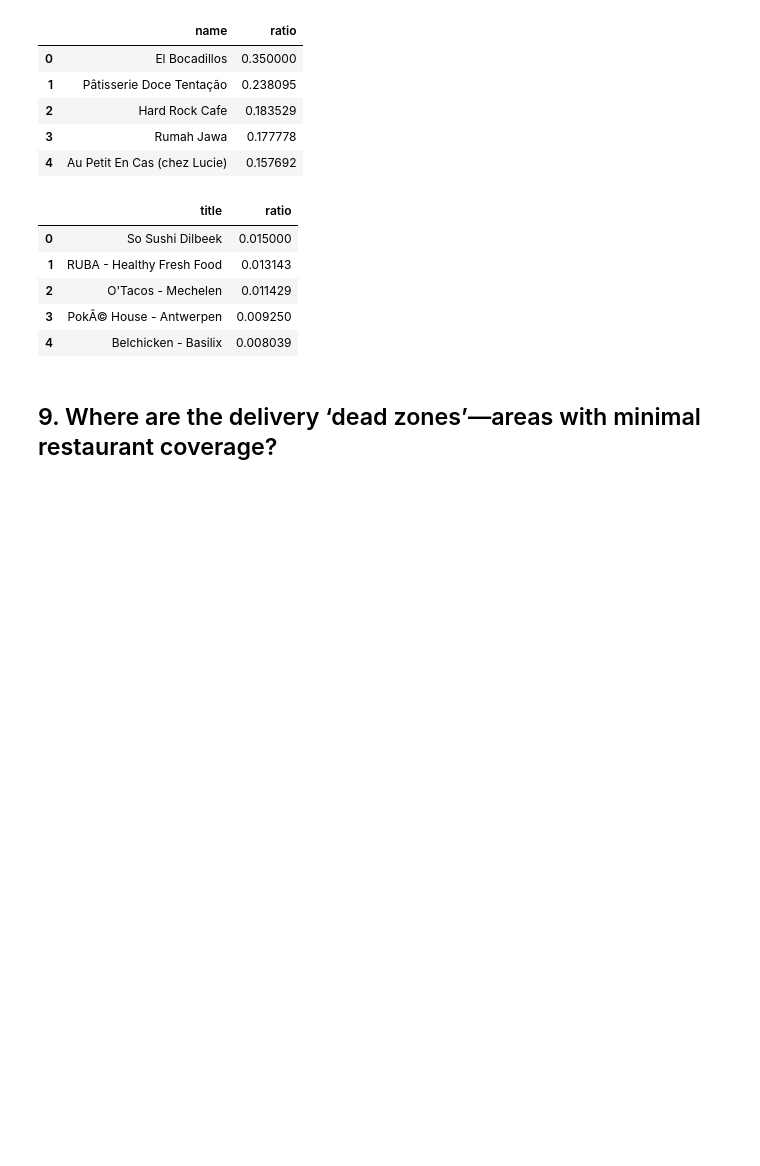
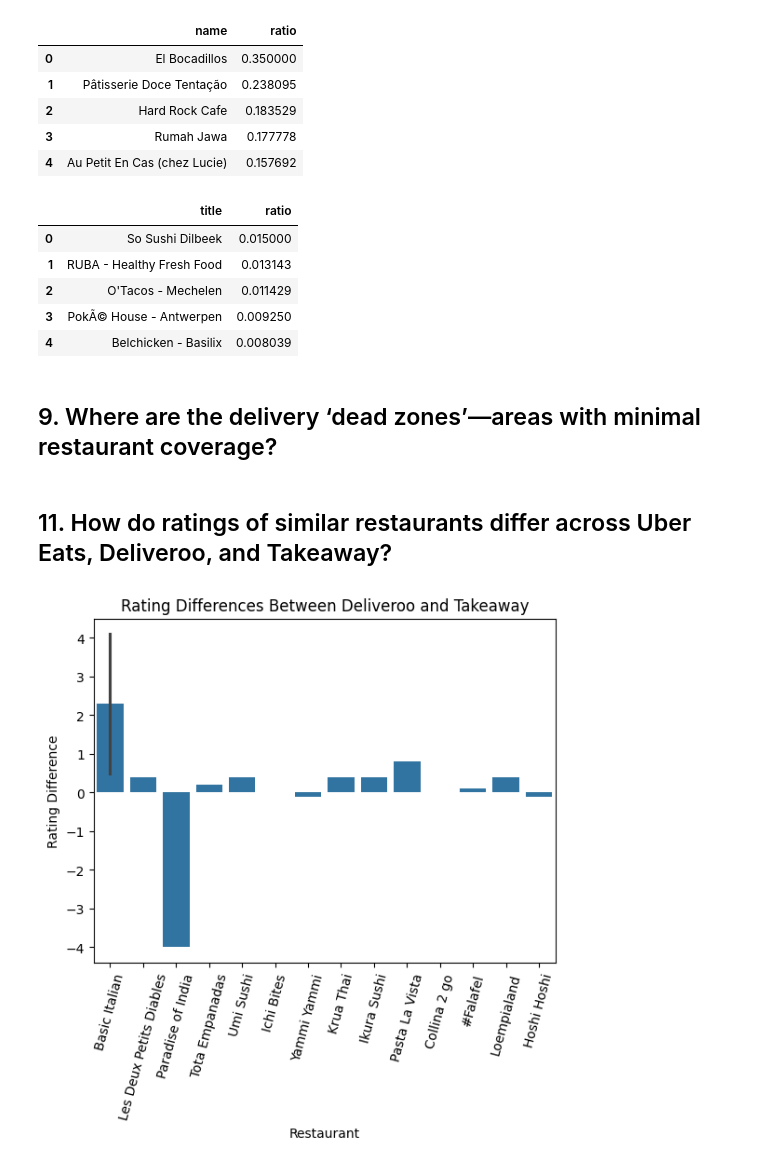
Before and after one commit to edoardolai/delivery_market_analysis, a Jupyter notebook: analysis-seperate.ipynb, the cells around one changed output. Cells and saved outputs as stored; diff of their text form; code cells hidden in the pictures; blank space fills up the shorter version.

```diff
--- a/analysis-seperate.ipynb
+++ b/analysis-seperate.ipynb
@@ -251,3 +255,34 @@ data.head()
 | 4 | Belchicken - Basilix | 0.008039 |
 # %% [markdown]
 ## 9. Where are the delivery ‘dead zones’—areas with minimal restaurant coverage?
+# %% [markdown]
+## 11. How do ratings of similar restaurants differ across Uber Eats, Deliveroo, and Takeaway?
+# %%
+db1_df = pd.read_sql_query("SELECT r.name AS name, r.rating AS rating FROM restaurants r", deliveroo_conn)
+db2_df = pd.read_sql_query("SELECT r.name AS name, r.ratings AS rating FROM restaurants r", takeaway_conn)
+db3_df = pd.read_sql_query("SELECT r.title AS name, r.rating__rating_value AS rating FROM restaurants r", ubereats_conn)
+
+# Normalize names for comparison
+db1_df["normalized_name"] = db1_df["name"].str.lower().str.replace(" ", "").str.replace("'", "")
+db2_df["normalized_name"] = db2_df["name"].str.lower().str.replace(" ", "").str.replace("'", "")
+db3_df["normalized_name"] = db3_df["name"].str.lower().str.replace(" ", "").str.replace("'", "")
+
+db3_df.rename(columns={"rating": "rating_db3"}, inplace=True)
+# Merge DataFrames on normalized names
+merged = db1_df.merge(db2_df, on="normalized_name", how="inner", suffixes=("_db1", "_db2"))
+merged = merged.merge(db3_df, on="normalized_name", how="inner", suffixes=("", "_db3"))
+
+merged["rating_diff_db1_db2"] = merged["rating_db1"] - merged["rating_db2"]
+merged["rating_diff_db1_db3"] = merged["rating_db1"] - merged["rating_db3"]
+merged["rating_diff_db2_db3"] = merged["rating_db2"] - merged["rating_db3"]
+
+data = merged.iloc[:15]
+# %%
+sns.barplot(data, x="name_db1", y="rating_diff_db1_db2")
+plt.xticks(rotation=75)
+plt.title("Rating Differences Between Deliveroo and Takeaway")
+plt.ylabel("Rating Difference")
+plt.xlabel("Restaurant")
+plt.show()
+# %% [output]
+[figure, added]
```
Also changed, not shown: parts of 5 cells of this notebook.
